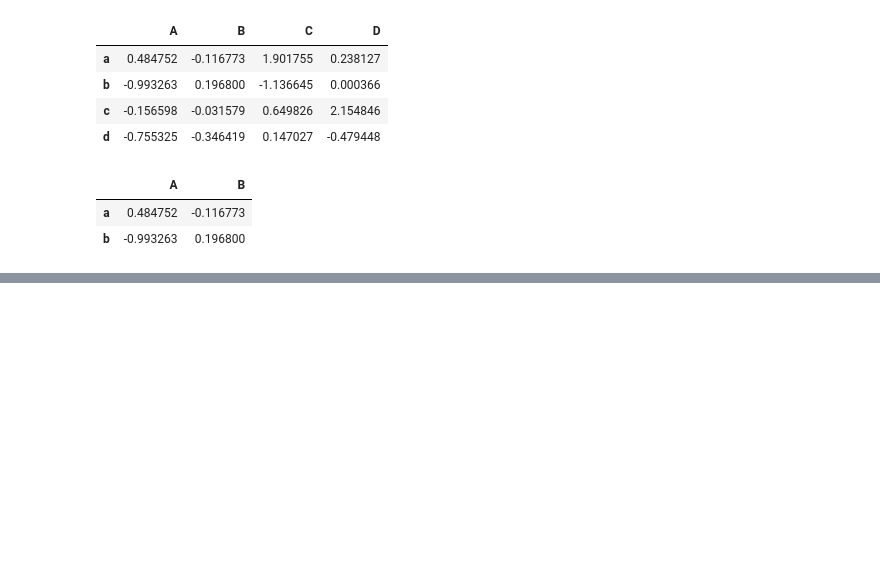
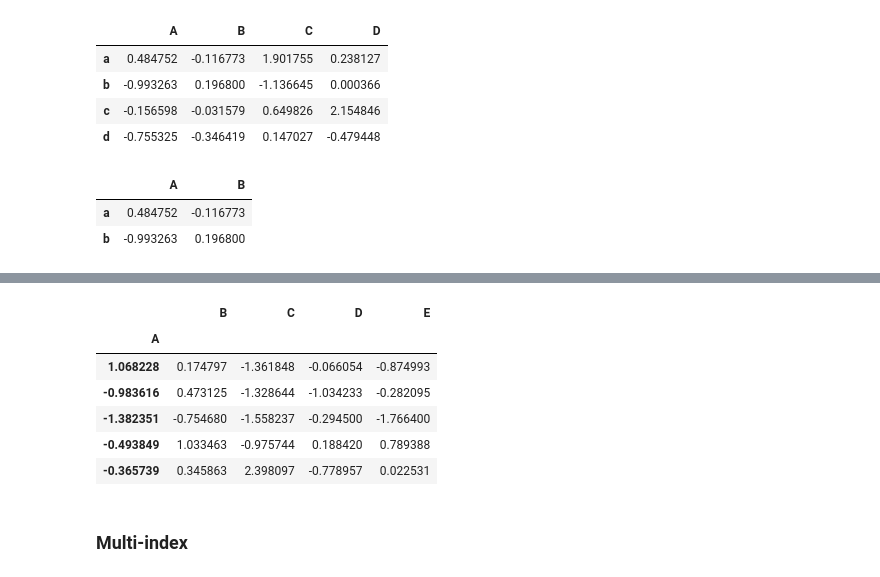
Before and after one commit to fahamin5149/Python-for-DS, a Jupyter notebook: 3-Pandas/Pandas.ipynb, the cells around one changed output, grey strips where cells are left out. Cells and saved outputs as stored; diff of their text form; code cells hidden in the pictures; blank space fills up the shorter version.

```diff
--- a/3-Pandas/Pandas.ipynb
+++ b/3-Pandas/Pandas.ipynb
@@ -134,0 +174,12 @@ df.loc[['a', 'b'] ,['A','B']]
+# %%
+df.set_index('A')
+# %% [output]
+|  | B | C | D | E |
+| A |  |  |  |  |
+| 1.068228 | 0.174797 | -1.361848 | -0.066054 | -0.874993 |
+| -0.983616 | 0.473125 | -1.328644 | -1.034233 | -0.282095 |
+| -1.382351 | -0.754680 | -1.558237 | -0.294500 | -1.766400 |
+| -0.493849 | 1.033463 | -0.975744 | 0.188420 | 0.789388 |
+| -0.365739 | 0.345863 | 2.398097 | -0.778957 | 0.022531 |
+# %% [markdown]
+### Multi-index
```
Also changed, not shown: parts of 16 cells of this notebook.
